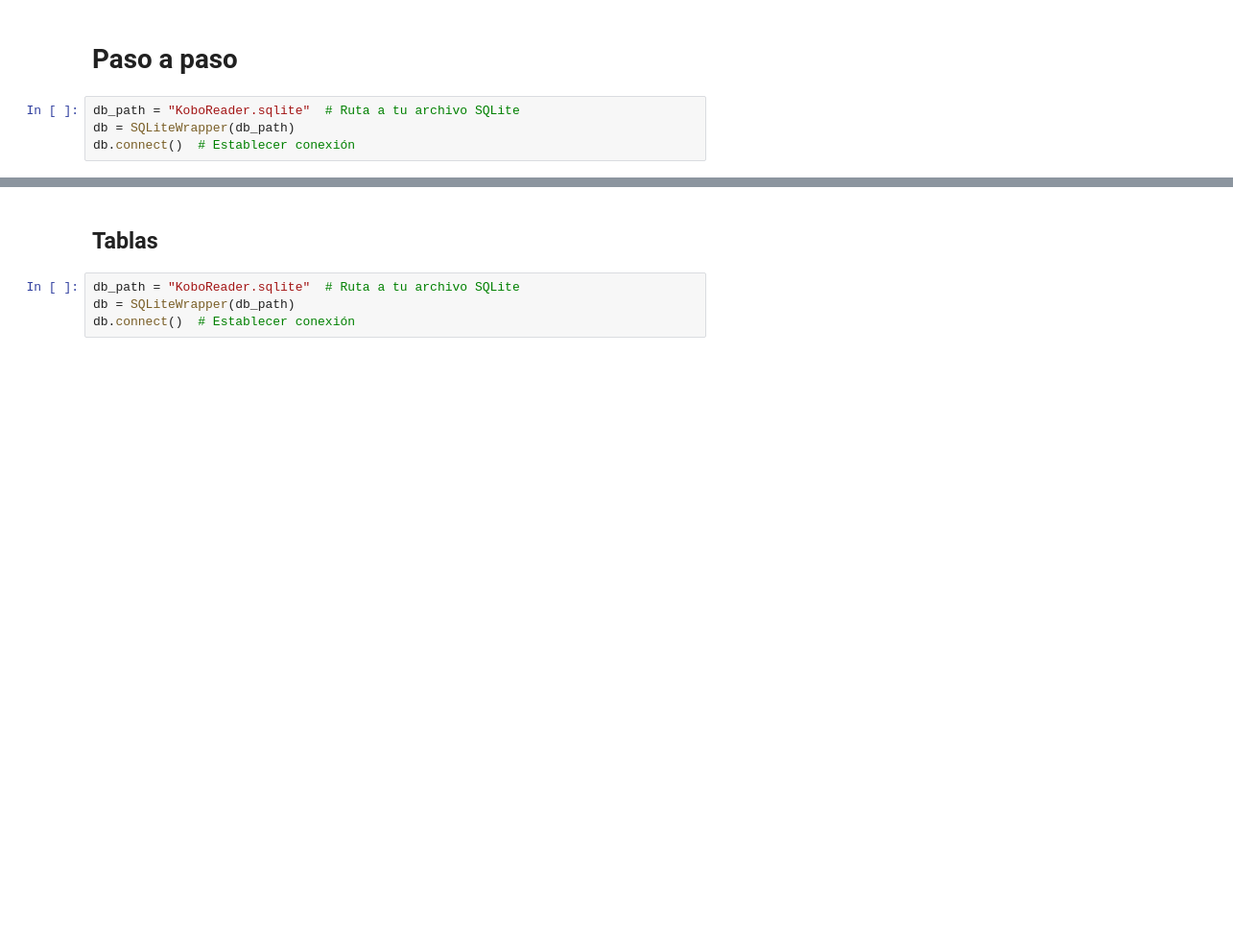
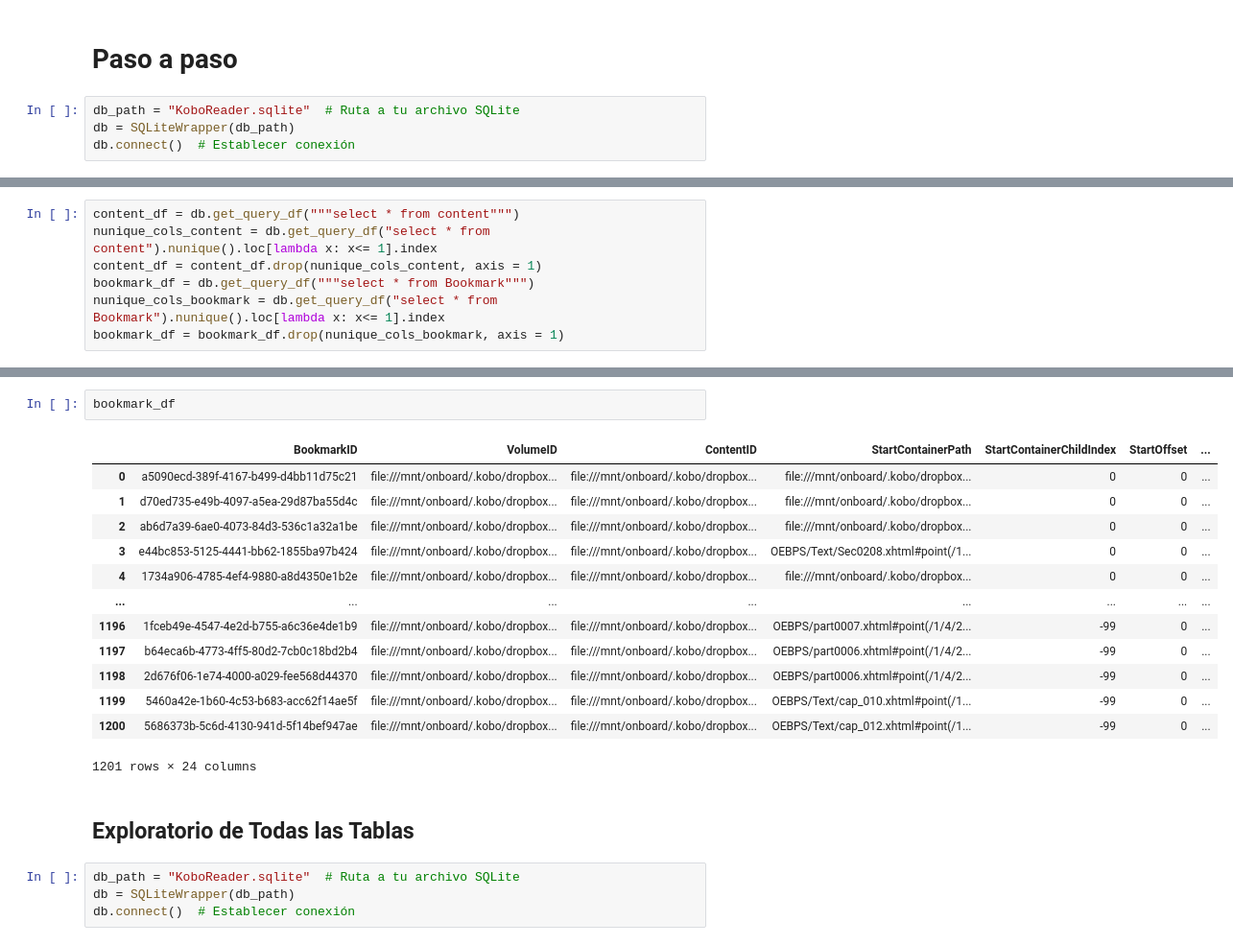
Before and after one commit to jaguirrepeman/koboannotations, a Jupyter notebook: notebook_kobo.ipynb, the cells around one changed output, grey strips where cells are left out. Shown at 96% size. Drawn from its saved outputs; the diff is of its cells as text; blank space fills up the shorter version.

```diff
--- a/notebook_kobo.ipynb
+++ b/notebook_kobo.ipynb
@@ -38,0 +107,7 @@ db.connect()  # Establecer conexión
+# %%
+content_df = db.get_query_df("""select * from content""")
+nunique_cols_content = db.get_query_df("select * from content").nunique().loc[lambda x: x<= 1].index
+content_df = content_df.drop(nunique_cols_content, axis = 1)
+bookmark_df = db.get_query_df("""select * from Bookmark""")
+nunique_cols_bookmark = db.get_query_df("select * from Bookmark").nunique().loc[lambda x: x<= 1].index
+bookmark_df = bookmark_df.drop(nunique_cols_bookmark, axis = 1)
@@ -39,5 +265,21 @@ db.connect()  # Establecer conexión
+# %%
+bookmark_df
+# %% [output]
+|  | BookmarkID | VolumeID | ContentID | StartContainerPath | StartContainerChildIndex | StartOffset | ... |
+| 0 | a5090ecd-389f-4167-b499-d4bb11d75c21 | file:///mnt/onboard/.kobo/dropbox... | file:///mnt/onboard/.kobo/dropbox... | file:///mnt/onboard/.kobo/dropbox... | 0 | 0 | ... |
+| 1 | d70ed735-e49b-4097-a5ea-29d87ba55d4c | file:///mnt/onboard/.kobo/dropbox... | file:///mnt/onboard/.kobo/dropbox... | file:///mnt/onboard/.kobo/dropbox... | 0 | 0 | ... |
+| 2 | ab6d7a39-6ae0-4073-84d3-536c1a32a1be | file:///mnt/onboard/.kobo/dropbox... | file:///mnt/onboard/.kobo/dropbox... | file:///mnt/onboard/.kobo/dropbox... | 0 | 0 | ... |
+| 3 | e44bc853-5125-4441-bb62-1855ba97b424 | file:///mnt/onboard/.kobo/dropbox... | file:///mnt/onboard/.kobo/dropbox... | OEBPS/Text/Sec0208.xhtml#point(/1... | 0 | 0 | ... |
+| 4 | 1734a906-4785-4ef4-9880-a8d4350e1b2e | file:///mnt/onboard/.kobo/dropbox... | file:///mnt/onboard/.kobo/dropbox... | file:///mnt/onboard/.kobo/dropbox... | 0 | 0 | ... |
+| ... | ... | ... | ... | ... | ... | ... | ... |
+| 1196 | 1fceb49e-4547-4e2d-b755-a6c36e4de1b9 | file:///mnt/onboard/.kobo/dropbox... | file:///mnt/onboard/.kobo/dropbox... | OEBPS/part0007.xhtml#point(/1/4/2... | -99 | 0 | ... |
+| 1197 | b64eca6b-4773-4ff5-80d2-7cb0c18bd2b4 | file:///mnt/onboard/.kobo/dropbox... | file:///mnt/onboard/.kobo/dropbox... | OEBPS/part0006.xhtml#point(/1/4/2... | -99 | 0 | ... |
+| 1198 | 2d676f06-1e74-4000-a029-fee568d44370 | file:///mnt/onboard/.kobo/dropbox... | file:///mnt/onboard/.kobo/dropbox... | OEBPS/part0006.xhtml#point(/1/4/2... | -99 | 0 | ... |
+| 1199 | 5460a42e-1b60-4c53-b683-acc62f14ae5f | file:///mnt/onboard/.kobo/dropbox... | file:///mnt/onboard/.kobo/dropbox... | OEBPS/Text/cap_010.xhtml#point(/1... | -99 | 0 | ... |
+| 1200 | 5686373b-5c6d-4130-941d-5f14bef947ae | file:///mnt/onboard/.kobo/dropbox... | file:///mnt/onboard/.kobo/dropbox... | OEBPS/Text/cap_012.xhtml#point(/1... | -99 | 0 | ... |
+1201 rows × 24 columns
 # %% [markdown]
-## Tablas
+## Exploratorio de Todas las Tablas
 # %%
 db_path = "KoboReader.sqlite"  # Ruta a tu archivo SQLite
 db = SQLiteWrapper(db_path)
```
Also changed, not shown: parts of 39 cells of this notebook, 1 other file.
